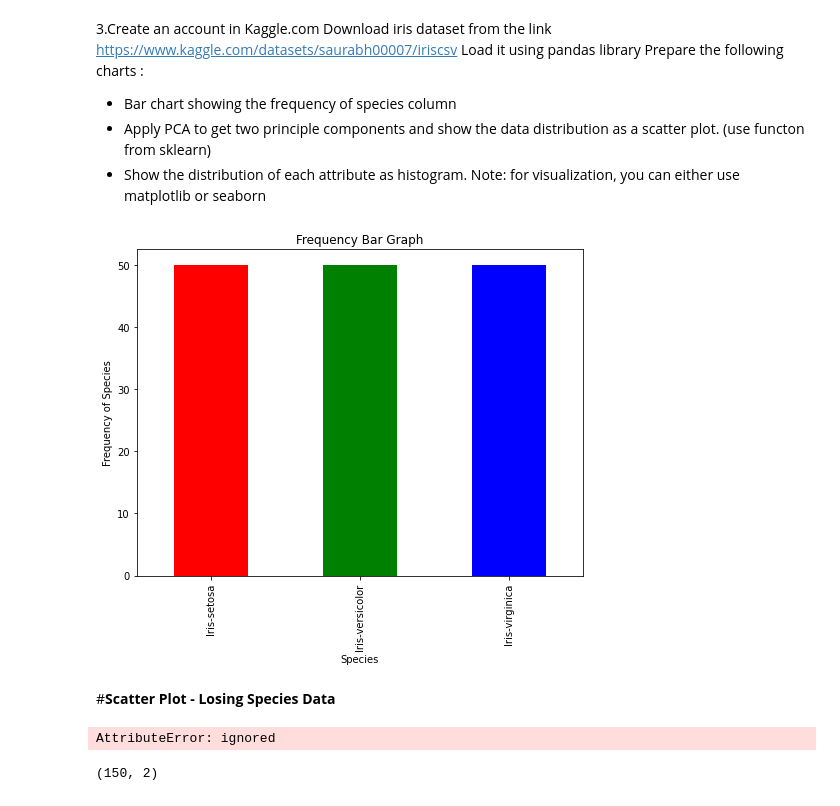
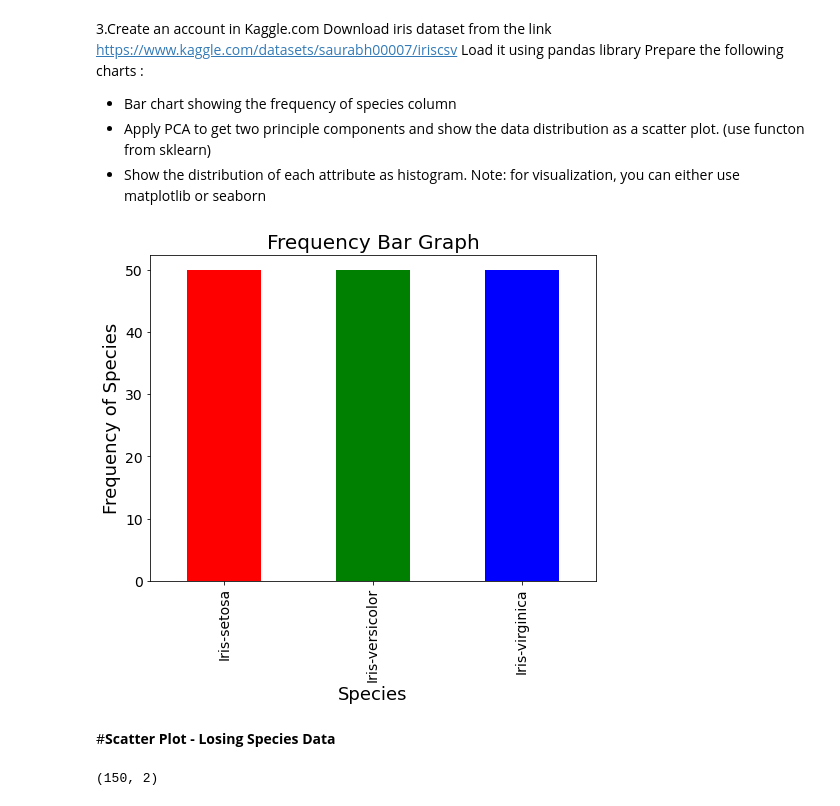
Before and after one commit to Shidhila-cp/python-programming-lab-cusat, a Jupyter notebook: Data_Frames.ipynb, the cells around one changed output. Drawn from its saved outputs; the diff is of its cells as text; code cells hidden in the pictures.

```diff
--- a/Data_Frames.ipynb
+++ b/Data_Frames.ipynb
@@ -7,22 +7,18 @@ Note: for visualization, you can either use matplotlib or seaborn
 # %%
 import pandas as pd
 import matplotlib.pyplot as plt
 %matplotlib inline
 
 df = pd.read_csv ('/Iris.csv')
-df.Species.value_counts().plot(figsize=(8,6),kind='bar',color=['r','g','b'],xlabel='Species',ylabel='Frequency of Species')
-plt.title("Frequency Bar Graph")
+df.Species.value_counts().plot(figsize=(8,6),kind='bar',color=['r','g','b'],fontsize=14)
+plt.xlabel('Species',fontsize=18)
+plt.ylabel('Frequency of Species',fontsize=18)
+plt.title("Frequency Bar Graph",fontsize=20)
 plt.show()
 # %% [output]
-[figure, old version]
+[figure, new version]
 # %% [markdown]
 #**Scatter Plot - Losing Species Data**
-# %%
-from sklearn import datasets
-X = df.data
-X.shape
-# %% [output]
-AttributeError: ignored
 # %%
 from sklearn import preprocessing
 label_encoder = preprocessing.LabelEncoder()
```
Also changed, not shown: parts of 4 cells of this notebook.
